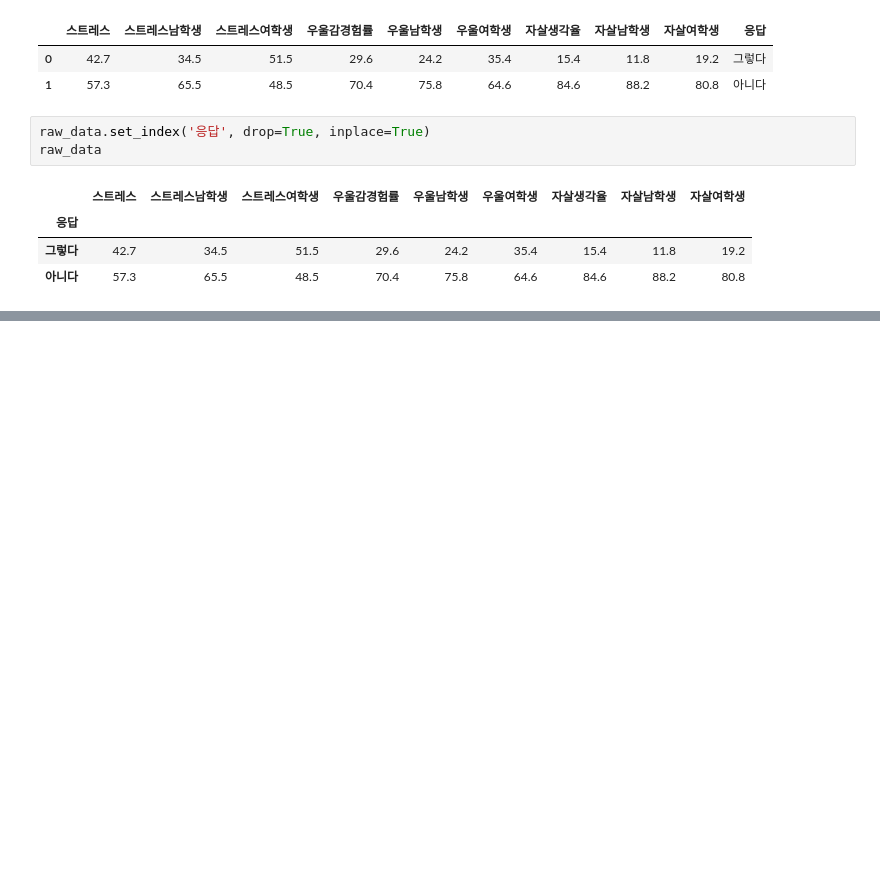
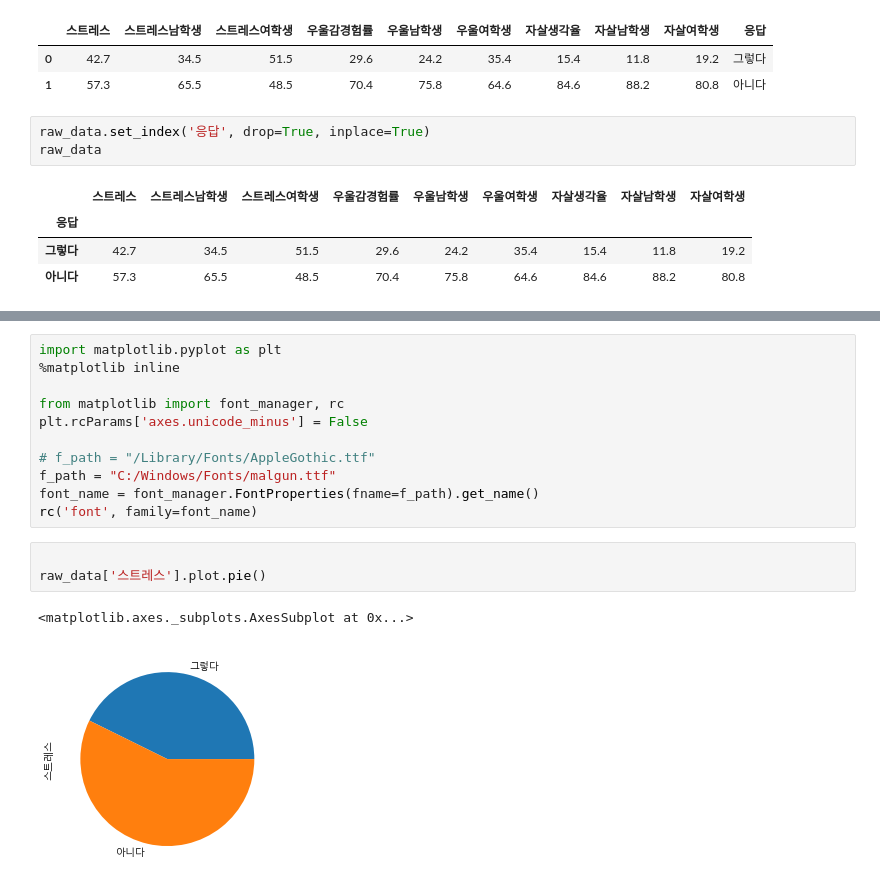
Before and after one commit to JAICHANGPARK/DataExperiment_Python, a Jupyter notebook: 05_seoul_teenager_stress/teenage_mental.ipynb, the cells around one changed output, grey strips where cells are left out. Drawn from its saved outputs; the diff is of its cells as text; blank space fills up the shorter version.

```diff
--- a/05_seoul_teenager_stress/teenage_mental.ipynb
+++ b/05_seoul_teenager_stress/teenage_mental.ipynb
@@ -57,0 +76,17 @@ raw_data
+# %%
+import matplotlib.pyplot as plt
+%matplotlib inline
+
+from matplotlib import font_manager, rc
+plt.rcParams['axes.unicode_minus'] = False
+
+# f_path = "/Library/Fonts/AppleGothic.ttf"
+f_path = "C:/Windows/Fonts/malgun.ttf"
+font_name = font_manager.FontProperties(fname=f_path).get_name()
+rc('font', family=font_name)
+# %%
+
+raw_data['스트레스'].plot.pie()
+# %% [output]
+<matplotlib.axes._subplots.AxesSubplot at 0x...>
+[figure, added]
```
Also changed, not shown: parts of 6 cells of this notebook, 2 other files.
